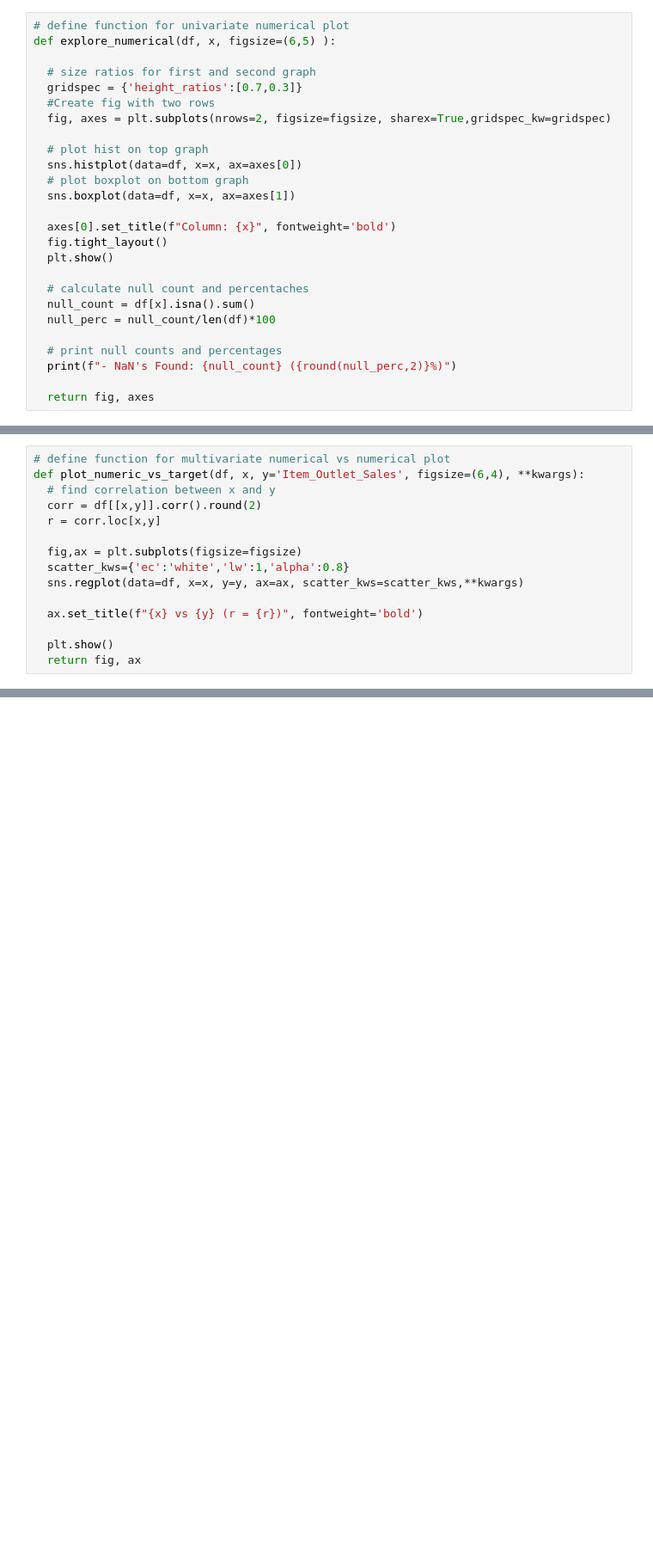
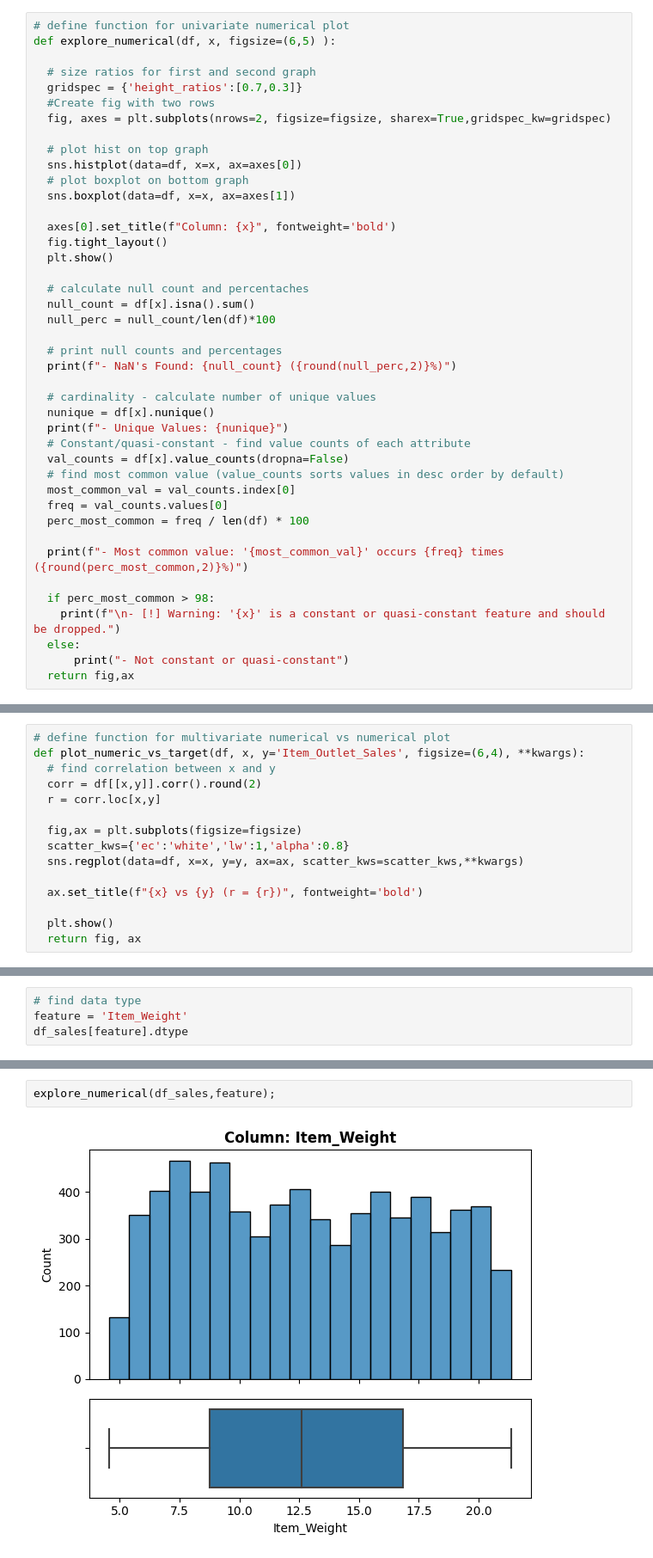
Before and after one commit to Carla9711/Prediction-of-Product-Sales, a Jupyter notebook: Prediction of Product Sales.ipynb, the cells around one changed output, grey strips where cells are left out. Shown at 86% size. Saved outputs shown, nothing was run; the diff lists cells and outputs as text; blank space fills up the shorter version.

```diff
--- a/Prediction of Product Sales.ipynb
+++ b/Prediction of Product Sales.ipynb
@@ -621,5 +621,21 @@ def explore_numerical(df, x, figsize=(6,5) ):
   # print null counts and percentages
   print(f"- NaN's Found: {null_count} ({round(null_perc,2)}%)")
 
-  return fig, axes
+  # cardinality - calculate number of unique values
+  nunique = df[x].nunique()
+  print(f"- Unique Values: {nunique}")
+  # Constant/quasi-constant - find value counts of each attribute
+  val_counts = df[x].value_counts(dropna=False)
+  # find most common value (value_counts sorts values in desc order by default)
+  most_common_val = val_counts.index[0]
+  freq = val_counts.values[0]
+  perc_most_common = freq / len(df) * 100
+
+  print(f"- Most common value: '{most_common_val}' occurs {freq} times ({round(perc_most_common,2)}%)")
+
+  if perc_most_common > 98:
+    print(f"\n- [!] Warning: '{x}' is a constant or quasi-constant feature and should be dropped.")
+  else:
+      print("- Not constant or quasi-constant")
+  return fig,ax
 # %% [markdown]
@@ -669,0 +692,4 @@ def plot_numeric_vs_target(df, x, y='Item_Outlet_Sales', figsize=(6,4), **kwargs
+# %%
+# find data type
+feature = 'Item_Weight'
+df_sales[feature].dtype
@@ -669,0 +698,4 @@ def plot_numeric_vs_target(df, x, y='Item_Outlet_Sales', figsize=(6,4), **kwargs
+# %%
+explore_numerical(df_sales,feature);
+# %% [output]
+[figure, added]
```
Also changed, not shown: parts of 37 cells of this notebook.
